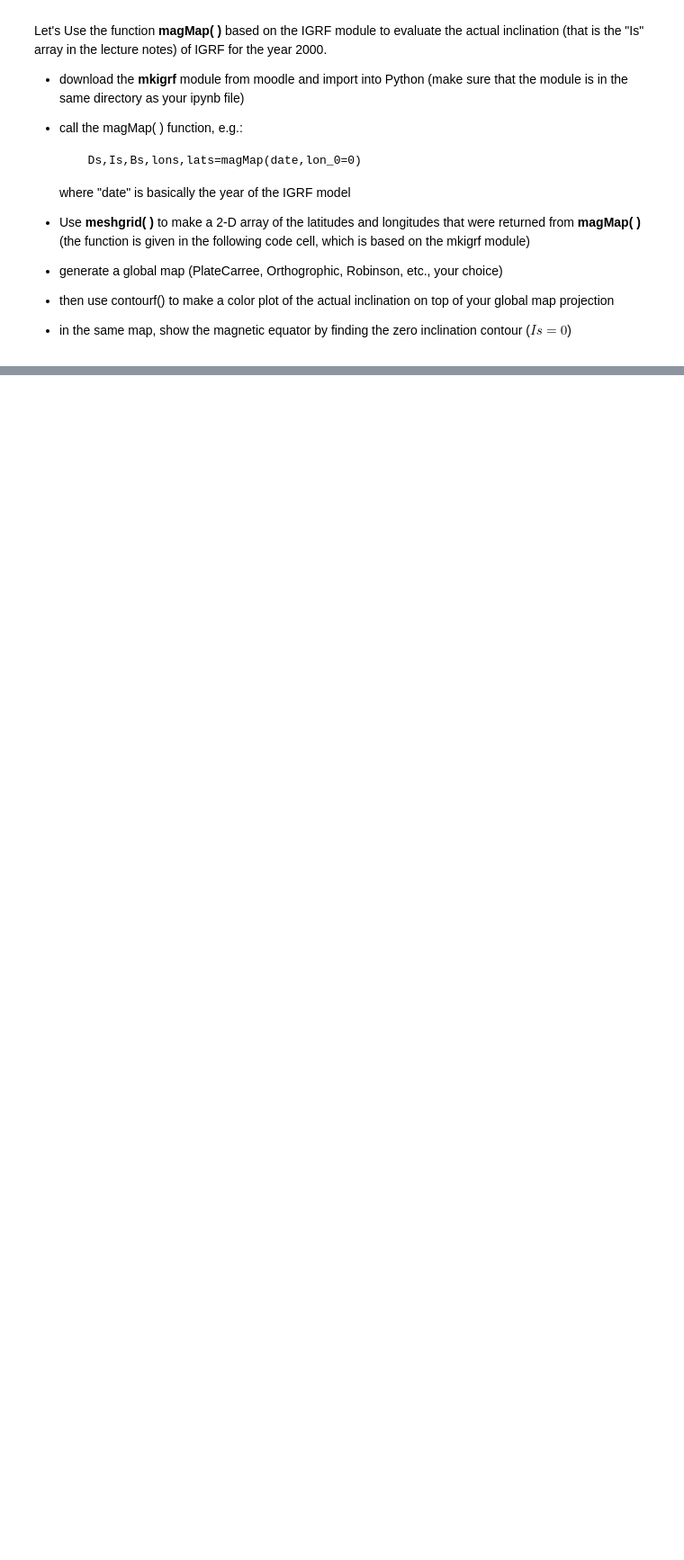
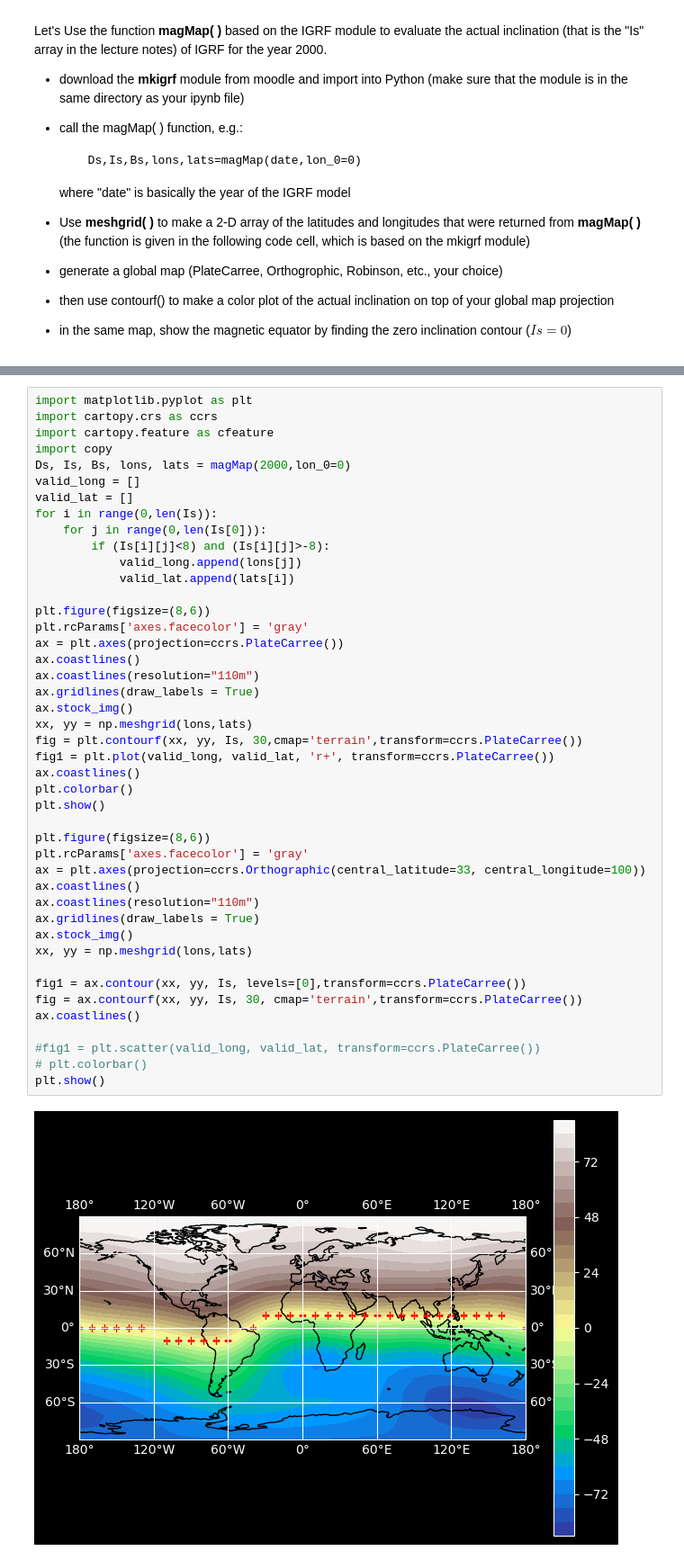
Before and after one commit to JerrySiRi/NJUAI_Learning_partial, a Jupyter notebook: HKU_exchange/Data_analysis_and_modeling_EASC2410/Assignment/HW9/HW_9-2024.ipynb, the cells around one changed output, grey strips where cells are left out. Shown at 90% size. Cells and saved outputs as stored; diff of their text form; blank space fills up the shorter version.

```diff
--- a/HKU_exchange/Data_analysis_and_modeling_EASC2410/Assignment/HW9/HW_9-2024.ipynb
+++ b/HKU_exchange/Data_analysis_and_modeling_EASC2410/Assignment/HW9/HW_9-2024.ipynb
@@ -166,0 +217,46 @@ Let's Use the function **magMap( )** based on the IGRF module to evaluate the ac
+# %%
+import matplotlib.pyplot as plt
+import cartopy.crs as ccrs
+import cartopy.feature as cfeature
+import copy
+Ds, Is, Bs, lons, lats = magMap(2000,lon_0=0)
+valid_long = []
+valid_lat = []
+for i in range(0,len(Is)):
+    for j in range(0,len(Is[0])):
+        if (Is[i][j]<8) and (Is[i][j]>-8):
+            valid_long.append(lons[j])
+            valid_lat.append(lats[i])
+
+plt.figure(figsize=(8,6))
+plt.rcParams['axes.facecolor'] = 'gray'
+ax = plt.axes(projection=ccrs.PlateCarree())
+ax.coastlines()
+ax.coastlines(resolution="110m")
+ax.gridlines(draw_labels = True)
+ax.stock_img()
+xx, yy = np.meshgrid(lons,lats)
+fig = plt.contourf(xx, yy, Is, 30,cmap='terrain',transform=ccrs.PlateCarree())
+fig1 = plt.plot(valid_long, valid_lat, 'r+', transform=ccrs.PlateCarree())
+ax.coastlines()
+plt.colorbar()
+plt.show()
+
+plt.figure(figsize=(8,6))
+plt.rcParams['axes.facecolor'] = 'gray'
+ax = plt.axes(projection=ccrs.Orthographic(central_latitude=33, central_longitude=100))
+ax.coastlines()
+ax.coastlines(resolution="110m")
+ax.gridlines(draw_labels = True)
+ax.stock_img()
+xx, yy = np.meshgrid(lons,lats)
+
+fig1 = ax.contour(xx, yy, Is, levels=[0],transform=ccrs.PlateCarree())
+fig = ax.contourf(xx, yy, Is, 30, cmap='terrain',transform=ccrs.PlateCarree())
+ax.coastlines()
+
+#fig1 = plt.scatter(valid_long, valid_lat, transform=ccrs.PlateCarree())
+# plt.colorbar()
+plt.show()
+# %% [output]
+[figure, added]
```
Also changed, not shown: parts of 2 cells of this notebook, 2 other files.
